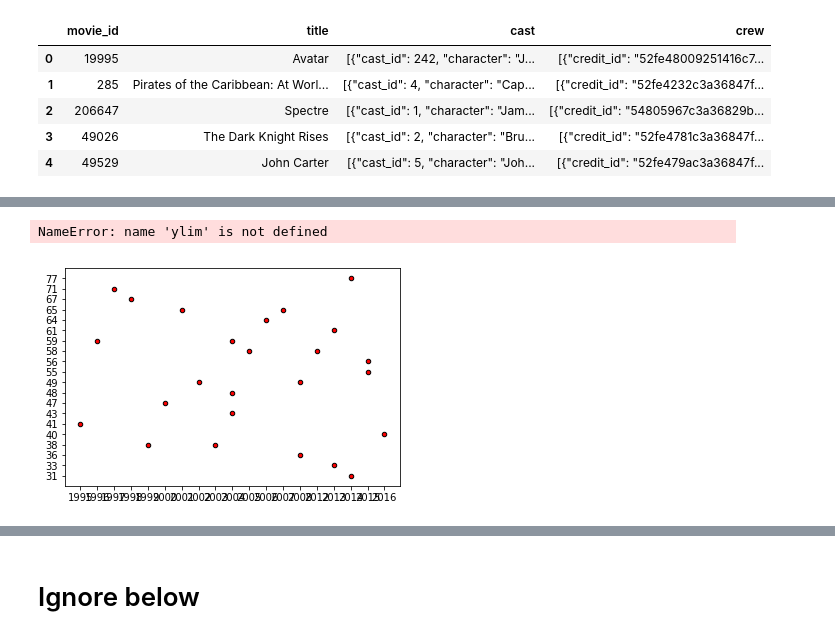
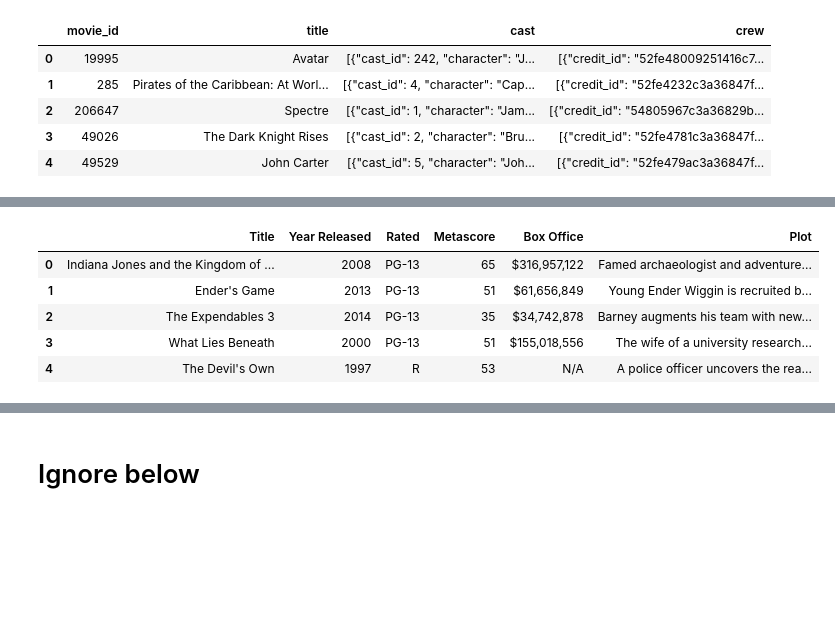
Before and after one commit to CTopham/Team-Green, a Jupyter notebook: Basic Movie Info.ipynb, the cells around one changed output, grey strips where cells are left out. Cells and saved outputs as stored; diff of their text form; code cells hidden in the pictures; blank space fills up the shorter version.

```diff
--- a/Basic Movie Info.ipynb
+++ b/Basic Movie Info.ipynb
@@ -116,8 +118,13 @@ met_release.head()
-# %%
-plt.scatter(met_release["year released"], met_release["metascore"], marker= "o", facecolors= "red",
-            edgecolor= "black", label= "Will Smith Movies", s= 20)
-
-ylim
-# %% [output]
-NameError: name 'ylim' is not defined
-[figure, removed]
+# %%
+met_release = pd.DataFrame(Metascore)
+df_merge = pd.merge(met_release, movies_played_in, left_index=True, right_index=True)
+df_merge2 = df_merge[["title", "Year Released", "Rated", "Metascore", "Box Office", "Plot"]]
+final = df_merge2.rename(index=str, columns={"title": "Title"})
+final.head()
+# %% [output]
+|  | Title | Year Released | Rated | Metascore | Box Office | Plot |
+| 0 | Indiana Jones and the Kingdom of ... | 2008 | PG-13 | 65 | $316,957,122 | Famed archaeologist and adventure... |
+| 1 | Ender's Game | 2013 | PG-13 | 51 | $61,656,849 | Young Ender Wiggin is recruited b... |
+| 2 | The Expendables 3 | 2014 | PG-13 | 35 | $34,742,878 | Barney augments his team with new... |
+| 3 | What Lies Beneath | 2000 | PG-13 | 51 | $155,018,556 | The wife of a university research... |
+| 4 | The Devil's Own | 1997 | R | 53 | N/A | A police officer uncovers the rea... |
```
Also changed, not shown: parts of 14 cells of this notebook, 1 other file.
